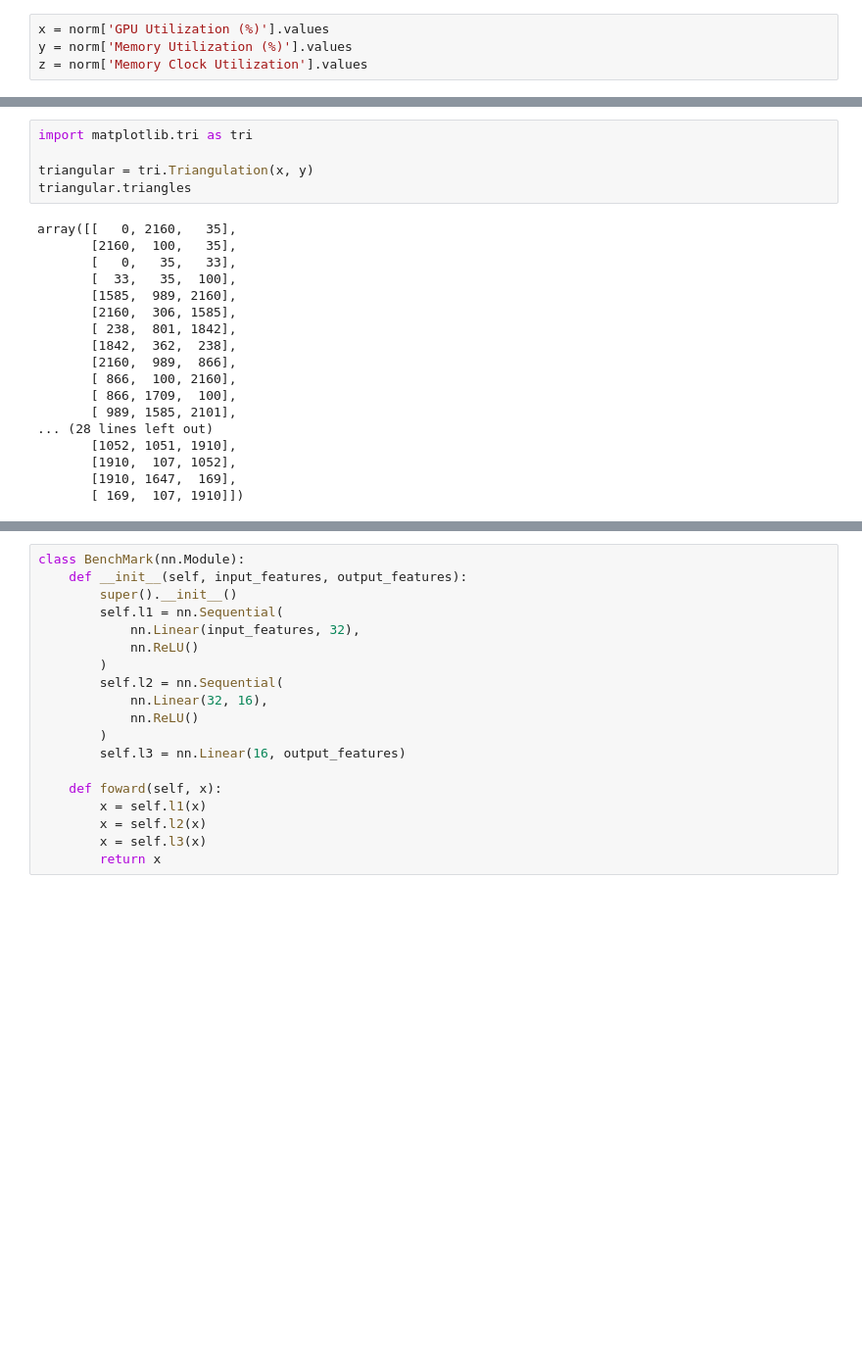
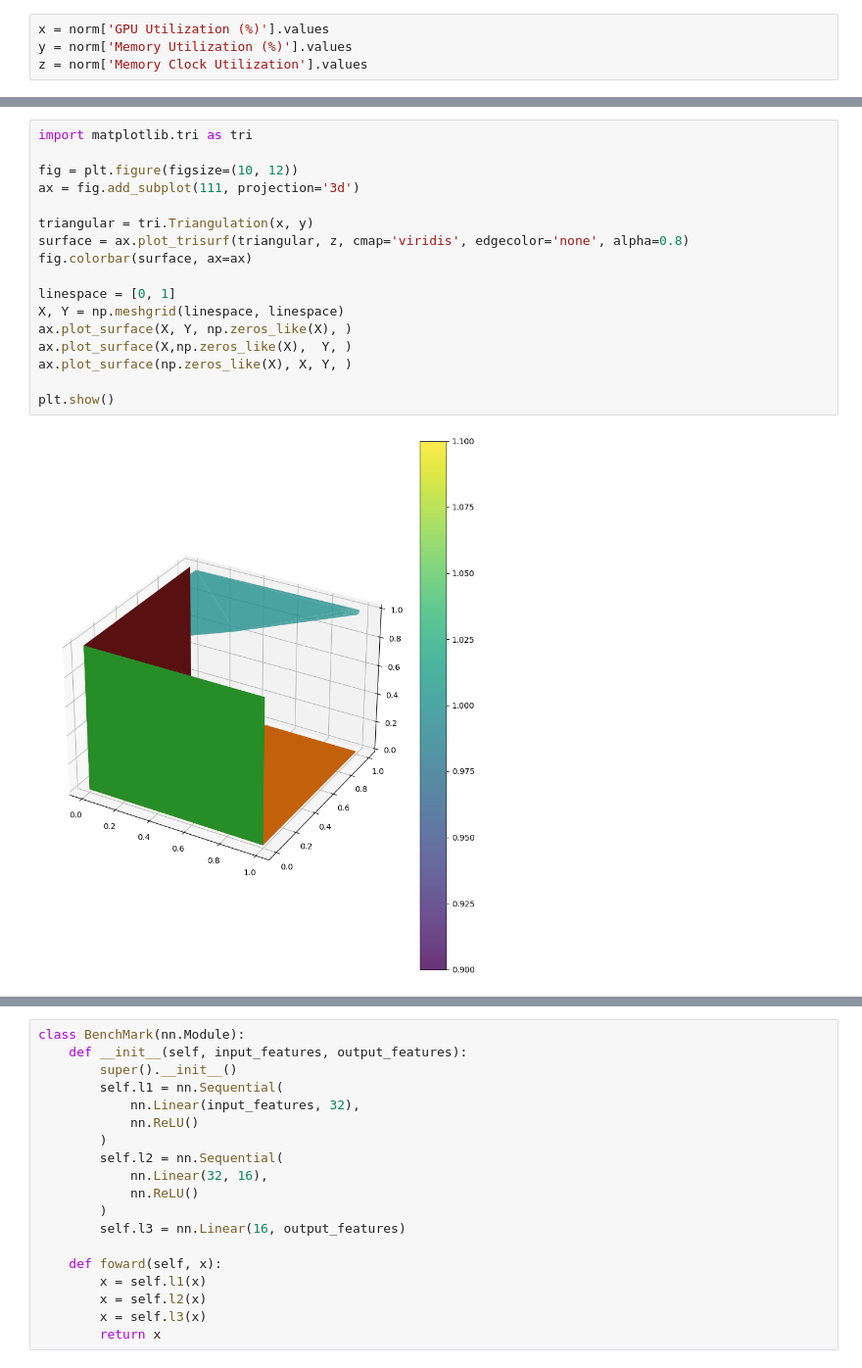
Before and after one commit to alt-rahul/5g-edge-app, a Jupyter notebook: model/initial.ipynb, the cells around one changed output, grey strips where cells are left out. Shown at 98% size. Drawn from its saved outputs; the diff is of its cells as text; blank space fills up the shorter version.

```diff
--- a/model/initial.ipynb
+++ b/model/initial.ipynb
@@ -66,23 +75,19 @@ ax = fig.add_subplot(111, projection='3d')
 # %%
 import matplotlib.tri as tri
 
+fig = plt.figure(figsize=(10, 12))
+ax = fig.add_subplot(111, projection='3d')
+
 triangular = tri.Triangulation(x, y)
-triangular.triangles
+surface = ax.plot_trisurf(triangular, z, cmap='viridis', edgecolor='none', alpha=0.8)
+fig.colorbar(surface, ax=ax)
+
+linespace = [0, 1]
+X, Y = np.meshgrid(linespace, linespace)
+ax.plot_surface(X, Y, np.zeros_like(X), )
+ax.plot_surface(X,np.zeros_like(X),  Y, )
+ax.plot_surface(np.zeros_like(X), X, Y, )
+
+plt.show()
 # %% [output]
-array([[   0, 2160,   35],
-       [2160,  100,   35],
-       [   0,   35,   33],
-       [  33,   35,  100],
-       [1585,  989, 2160],
-       [2160,  306, 1585],
-       [ 238,  801, 1842],
-       [1842,  362,  238],
-       [2160,  989,  866],
-       [ 866,  100, 2160],
-       [ 866, 1709,  100],
-       [ 989, 1585, 2101],
-... (28 lines left out)
-       [1052, 1051, 1910],
-       [1910,  107, 1052],
-       [1910, 1647,  169],
-       [ 169,  107, 1910]])
+[figure, added]
```
Also changed, not shown: parts of 4 cells of this notebook.
